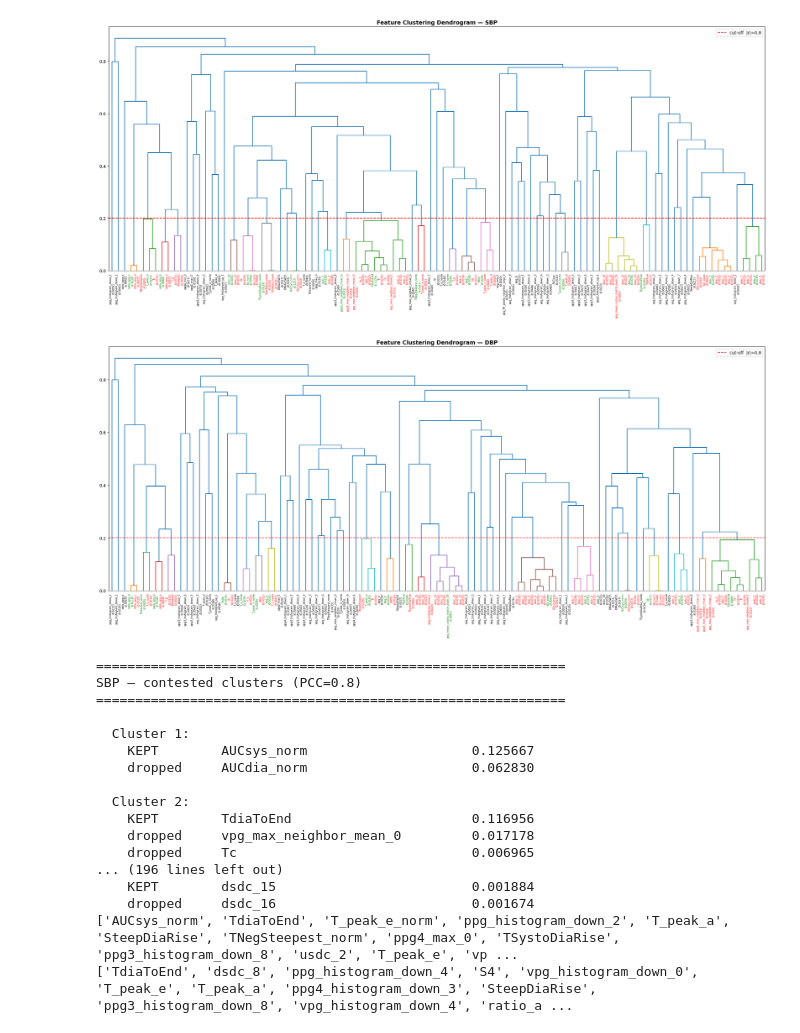
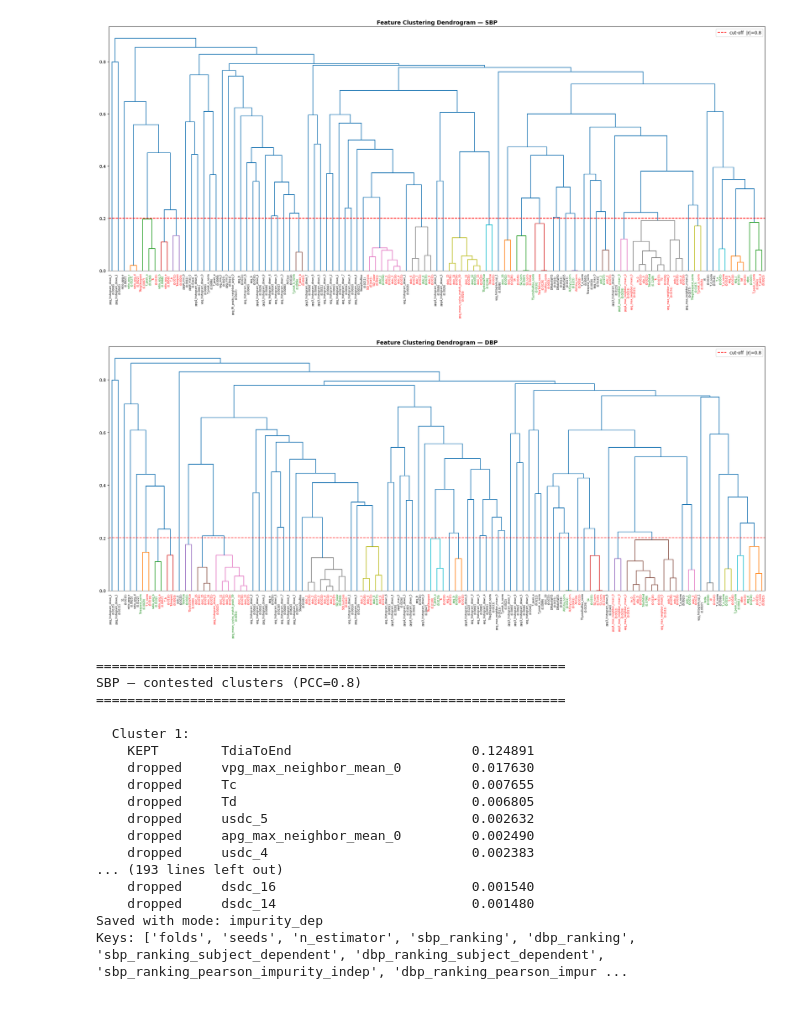
Before and after one commit to Mzlm51/BachelorThesis, a Jupyter notebook: featureCorrelationIterative.ipynb, the cells around one changed output. Drawn from its saved outputs; the diff is of its cells as text; code cells hidden in the pictures.

```diff
--- a/featureCorrelationIterative.ipynb
+++ b/featureCorrelationIterative.ipynb
@@ -45,13 +50,15 @@ def cluster_and_filter(top_features, data, pcc=0.8):
     X = data[feature_names]
 
     corr_absolute = X.corr(method="pearson").abs()
-    dist_matrix = 1.0 - corr_absolute.values
+    corr_absolute = corr_absolute.fillna(0.0)
+    dist_matrix = 1.0 - corr_absolute.values # the closer the value between two features is to 0, the more correlated they are, more likely to land in the same cluster
     np.fill_diagonal(dist_matrix,0.0)
-    dist_matrix = np.clip(dist_matrix, 0.0, None)
+    dist_matrix = np.clip(dist_matrix,0.0, None)
+    dist_matrix = np.nan_to_num(dist_matrix, nan=1.0)
     condensed = squareform(dist_matrix, checks=False) # get an array of size N*(N-1)/2, i.e. all the values without the symmetric second half triangle values and the diagonal values (always 0s)
 
     Z = linkage(condensed, method="average")
-    labels = fcluster(Z,t=(1.0- pcc), criterion="distance")     # any features with a distance smaller than 1-pcc, will receive the same cluster label
+    labels = fcluster(Z,t=(1.0- pcc),criterion="distance")     # any features with a distance smaller than 1-pcc, will receive the same cluster label
 
     clusters: dict = {}
     for feat, label in zip(feature_names, labels):
@@ -60,7 +67,7 @@ def cluster_and_filter(top_features, data, pcc=0.8):
     kept = []
     dropped = set()
     for label, features in clusters.items():
-        best = max(features, key = lambda f: importances[f])
+        best = max(features, key= lambda f:importances[f])
         kept.append((best, importances[best]))
         dropped.update(f for f in features if f != best)
 
@@ -68,10 +75,13 @@ def cluster_and_filter(top_features, data, pcc=0.8):
     return kept, clusters, dropped
 
 
+## Section 4.1.3 Redundancy Filtering
+
 def iterative_cluster_filter(top_features, data, pcc=0.8, max_iter=30):
     current = top_features
     for i in range(0,max_iter):
         kept, clusters, dropped = cluster_and_filter(current, data, pcc)
+        print(f"round {i}")
         print(f"Iteration {i}: {len(current)} --> {len(kept)} features\n dropped features: {len(dropped)}")
         if len(kept) == len(current):
             print(f"converged after {i} iterations")
@@ -79,6 +89,7 @@ def iterative_cluster_filter(top_features, data, pcc=0.8, max_iter=30):
         current = kept
     return kept, clusters, dropped
 
+## Section 4.1.4 Monotonicity Filtering
 
 def spearman_rerank_and_filter(features, data, bp_values, n_bins=5, monotonicity_threshold=0.7):
     """
@@ -86,7 +97,7 @@ def spearman_rerank_and_filter(features, data, bp_values, n_bins=5, monotonicity
     monotonicity_threshold: minimum |Spearman r| to keep a feature
     """
     bp_series = pd.Series(bp_values, index=data.index)
-    bp_bins = pd.qcut(bp_series, q=n_bins, labels=False, duplicates='drop')
+    bp_bins = pd.qcut(bp_series,q=n_bins, labels=False, duplicates='drop')
 
     scored = []
     for feat, imp in features:
@@ -250,13 +275,14 @@ for feats, label, all_dropped in [
     (top_features_SBP, "SBP", all_dropped_SBP),
     (top_features_DBP, "DBP", all_dropped_DBP),
 ]:
-    names       = [f for f, _ in feats]
+    names = [f for f, _ in feats]
     importances = {f: imp for f, imp in feats}
-    X           = data[names]
-    dist        = squareform(
-        np.clip(1.0 - X.corr(method="pearson").abs().values, 0, None),
-        checks=False
-    )
+    X = data[names]
+    corr = X.corr(method="pearson").abs().fillna(0.0)
+    dist_mat = np.clip(1.0 - corr.values, 0, None)
+    np.fill_diagonal(dist_mat, 0.0)
+    dist_mat = np.nan_to_num(dist_mat, nan=1.0)
+    dist = squareform(dist_mat, checks=False)
     Z = linkage(dist, method="average")
 
     _, orig_clusters, _ = cluster_and_filter(feats, data, PCC)
@@ -292,7 +318,7 @@ for feats, label, all_dropped in [
     ax.legend()
 
     plt.tight_layout()
-    plt.savefig(f"results_RF_importances/clustering_dendrogram_{label}.png", dpi=300, bbox_inches="tight")
+    plt.savefig(f"FeatureRanking_Results/clustering_dendrogram_{label}.png", dpi=300, bbox_inches="tight")
     plt.show()
 
 
@@ -317,20 +343,22 @@ for feats, label, all_dropped in [
             tag = "KEPT" if f == winner else "dropped"
             print(f"    {tag:<10}  {f:<30}  {importances[f]:.6f}")
 
+file_path = Path("FeatureRanking_Results/rf_results.pkl")
 
-with open("results_RF_importances/rf_results.pkl", "rb") as f:
+with open("FeatureRanking_Results/rf_results.pkl", "rb") as f:
     file = pickle.load(f)
 
 file.update({
-    "sbp_ranking_pearson": filtered_SBP,
-    "dbp_ranking_pearson": filtered_DBP,
-    "sbp_ranking_spearman": filtered_SBP_spearman,
-    "dbp_ranking_spearman": filtered_DBP_spearman
+    f"sbp_ranking_pearson_{RANKING_MODE}": filtered_SBP,
+    f"dbp_ranking_pearson_{RANKING_MODE}": filtered_DBP,
+    f"sbp_ranking_spearman_{RANKING_MODE}": filtered_SBP_spearman,
+    f"dbp_ranking_spearman_{RANKING_MODE}": filtered_DBP_spearman,
 })
-print([f for f,_ in filtered_SBP])
-print([f for f,_ in filtered_DBP])
 
-with open("results_RF_importances/rf_results.pkl", "wb") as f:
+with open(file_path, "wb") as f:
     pickle.dump(file, f)
+
+print(f"Saved with mode: {RANKING_MODE}")
+print(f"Keys: {list(file.keys())}")
 # %% [output]
 iterative clustering for SBP using PPC: 0.8
@@ -353,19 +381,19 @@ DBP: 105 --> 60 features kept
-[figure, old version]
+[figure, new version]
-[figure, old version]
+[figure, new version]
 ============================================================
 SBP — contested clusters (PCC=0.8)
 ============================================================
 
   Cluster 1:
-    KEPT        AUCsys_norm                     0.125667
-    dropped     AUCdia_norm                     0.062830
-
-  Cluster 2:
-    KEPT        TdiaToEnd                       0.116956
-    dropped     vpg_max_neighbor_mean_0         0.017178
-    dropped     Tc                              0.006965
-... (196 lines left out)
-    KEPT        dsdc_15                         0.001884
-    dropped     dsdc_16                         0.001674
-['AUCsys_norm', 'TdiaToEnd', 'T_peak_e_norm', 'ppg_histogram_down_2', 'T_peak_a', 'SteepDiaRise', 'TNegSteepest_norm', 'ppg4_max_0', 'TSystoDiaRise', 'ppg3_histogram_down_8', 'usdc_2', 'T_peak_e', 'vp ...
-['TdiaToEnd', 'dsdc_8', 'ppg_histogram_down_4', 'S4', 'vpg_histogram_down_0', 'T_peak_e', 'T_peak_a', 'ppg4_histogram_down_3', 'SteepDiaRise', 'ppg3_histogram_down_8', 'vpg_histogram_down_4', 'ratio_a ...
+    KEPT        TdiaToEnd                       0.124891
+    dropped     vpg_max_neighbor_mean_0         0.017630
+    dropped     Tc                              0.007655
+    dropped     Td                              0.006805
+    dropped     usdc_5                          0.002632
+    dropped     apg_max_neighbor_mean_0         0.002490
+    dropped     usdc_4                          0.002383
+... (193 lines left out)
+    dropped     dsdc_16                         0.001540
+    dropped     dsdc_14                         0.001480
+Saved with mode: impurity_dep
+Keys: ['folds', 'seeds', 'n_estimator', 'sbp_ranking', 'dbp_ranking', 'sbp_ranking_subject_dependent', 'dbp_ranking_subject_dependent', 'sbp_ranking_pearson_impurity_indep', 'dbp_ranking_pearson_impur ...
```
Also changed, not shown: parts of 7 cells of this notebook, 43 other files.
